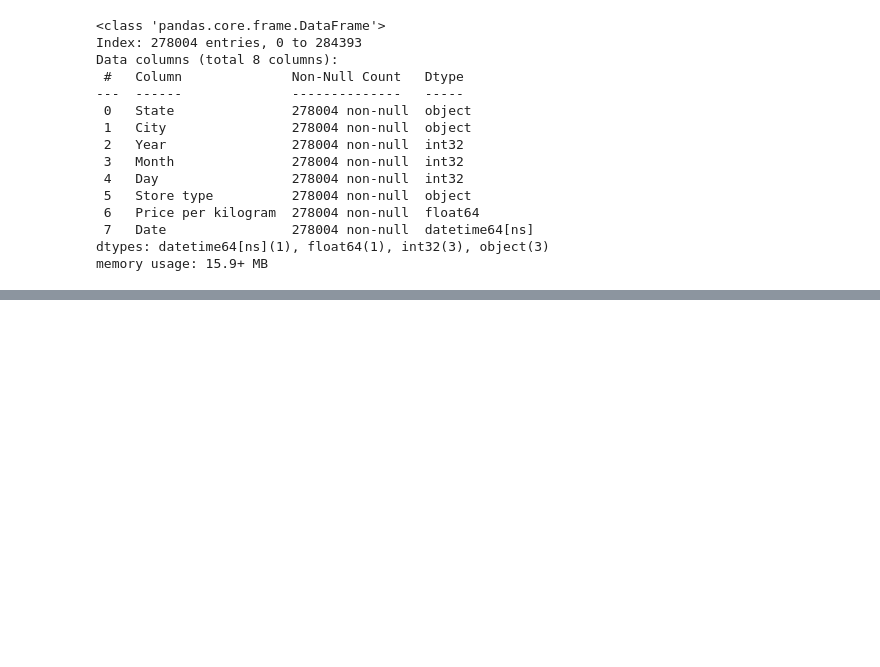
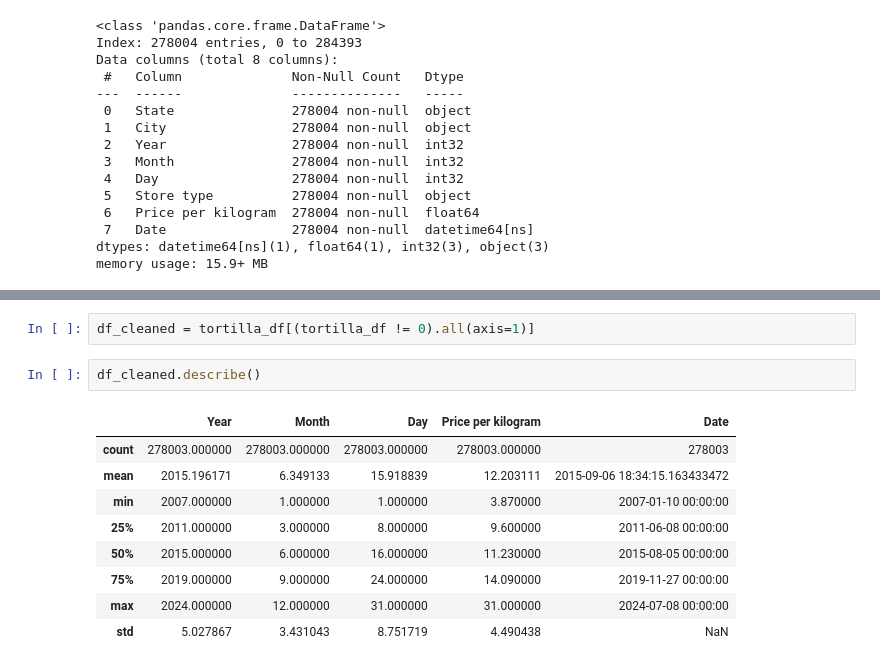
Before and after one commit to AzaniaHH/Tortillas-Project, a Jupyter notebook: tortilla_prices.ipynb, the cells around one changed output, grey strips where cells are left out. Cells and saved outputs as stored; diff of their text form; blank space fills up the shorter version.

```diff
--- a/tortilla_prices.ipynb
+++ b/tortilla_prices.ipynb
@@ -104,0 +143,14 @@ memory usage: 15.9+ MB
+# %%
+df_cleaned = tortilla_df[(tortilla_df != 0).all(axis=1)]
+# %%
+df_cleaned.describe()
+# %% [output]
+|  | Year | Month | Day | Price per kilogram | Date |
+| count | 278003.000000 | 278003.000000 | 278003.000000 | 278003.000000 | 278003 |
+| mean | 2015.196171 | 6.349133 | 15.918839 | 12.203111 | 2015-09-06 18:34:15.163433472 |
+| min | 2007.000000 | 1.000000 | 1.000000 | 3.870000 | 2007-01-10 00:00:00 |
+| 25% | 2011.000000 | 3.000000 | 8.000000 | 9.600000 | 2011-06-08 00:00:00 |
+| 50% | 2015.000000 | 6.000000 | 16.000000 | 11.230000 | 2015-08-05 00:00:00 |
+| 75% | 2019.000000 | 9.000000 | 24.000000 | 14.090000 | 2019-11-27 00:00:00 |
+| max | 2024.000000 | 12.000000 | 31.000000 | 31.000000 | 2024-07-08 00:00:00 |
+| std | 5.027867 | 3.431043 | 8.751719 | 4.490438 | NaN |
```
Also changed, not shown: parts of 6 cells of this notebook.
